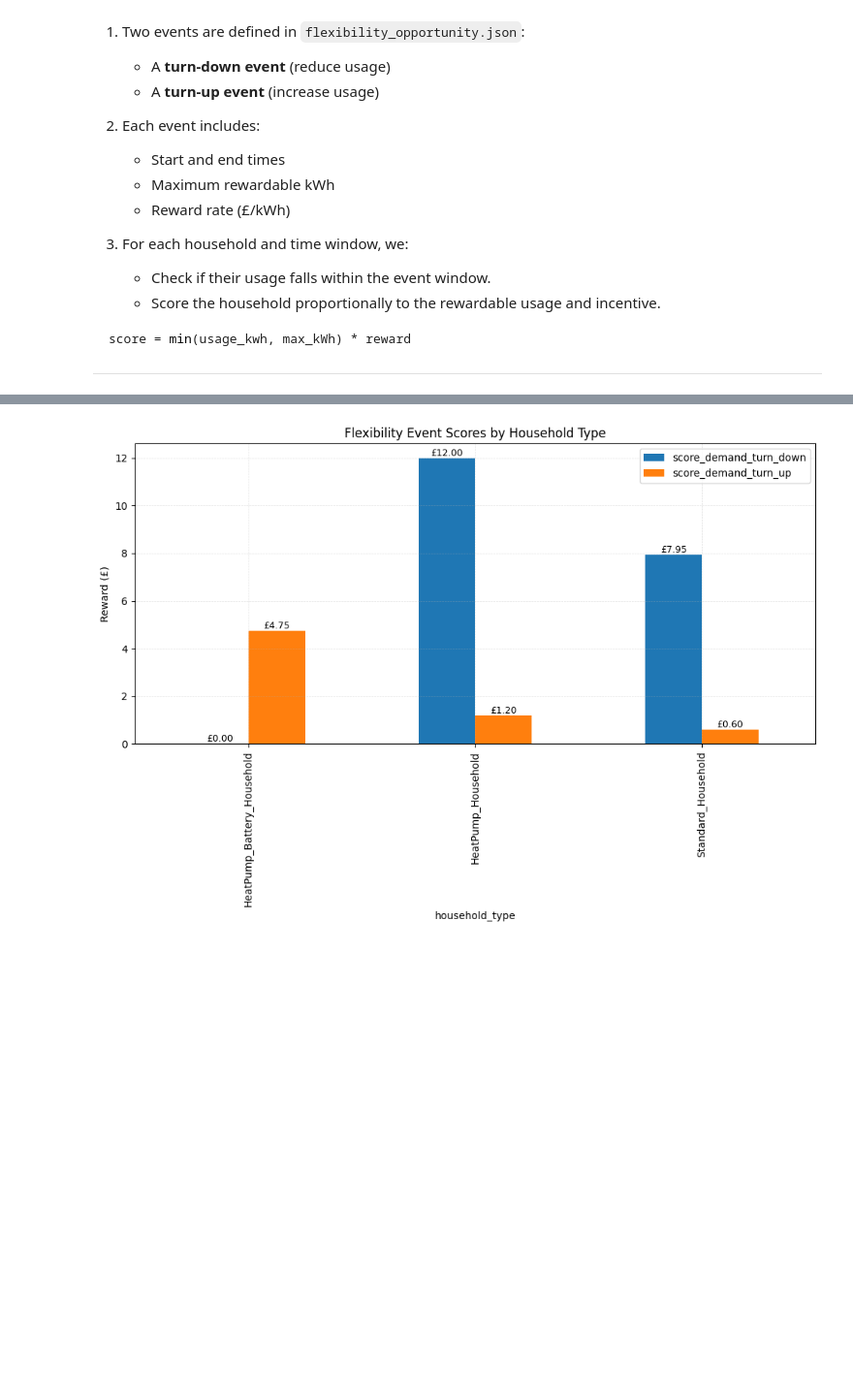
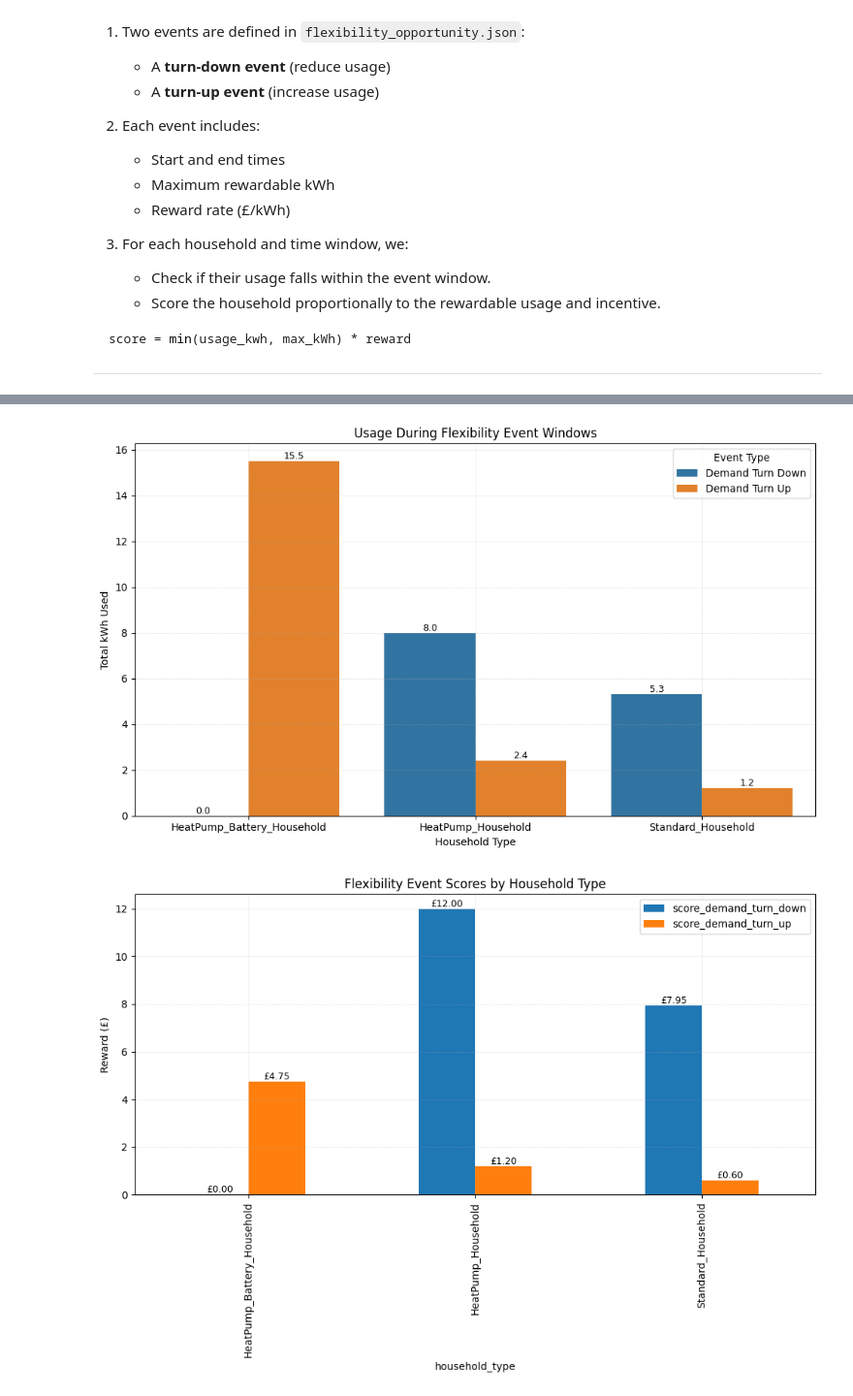
Before and after one commit to rashSinha/Komodo_energy, a Jupyter notebook: Komodo_Energy.ipynb, the cells around one changed output, grey strips where cells are left out. Shown at 97% size. Saved outputs shown, nothing was run; the diff lists cells and outputs as text; code cells hidden in the pictures; blank space fills up the shorter version.

Commit message:
fix: add energy usage window
fix: updated README

fix: update notebook with better insights

fix: clean out code

Update README.md

```diff
--- a/Komodo_Energy.ipynb
+++ b/Komodo_Energy.ipynb
@@ -388 +424,30 @@ score = min(usage_kwh, max_kWh) * reward
+# %%
+# Event window usage data
+event_usage_melted = event_usage_summary.melt(
+    id_vars="household_type", var_name="event_type", value_name="usage_kwh"
+)
+
+event_usage_melted["event_type"] = (
+    event_usage_melted["event_type"]
+    .str.replace("_window_usage", "")
+    .str.replace("_", " ")
+    .str.title()
+)
+
+# Plotting usage during event windows
+plt.figure(figsize=(10, 6))
+ax = sns.barplot(data=event_usage_melted, x="household_type", y="usage_kwh", hue="event_type")
+plt.title("Usage During Flexibility Event Windows")
+plt.ylabel("Total kWh Used")
+plt.xlabel("Household Type")
+plt.grid(True, linestyle="--", linewidth=0.5, alpha=0.4)
+plt.legend(title="Event Type")
+
+for container in ax.containers:
+    ax.bar_label(container, fmt="%.1f", label_type='edge', fontsize=9)
+
+plt.tight_layout()
+plt.show()
+# %% [output]
+[figure, added]
 # %%
```
Also changed, not shown: parts of 3 cells of this notebook, 1 other file.
